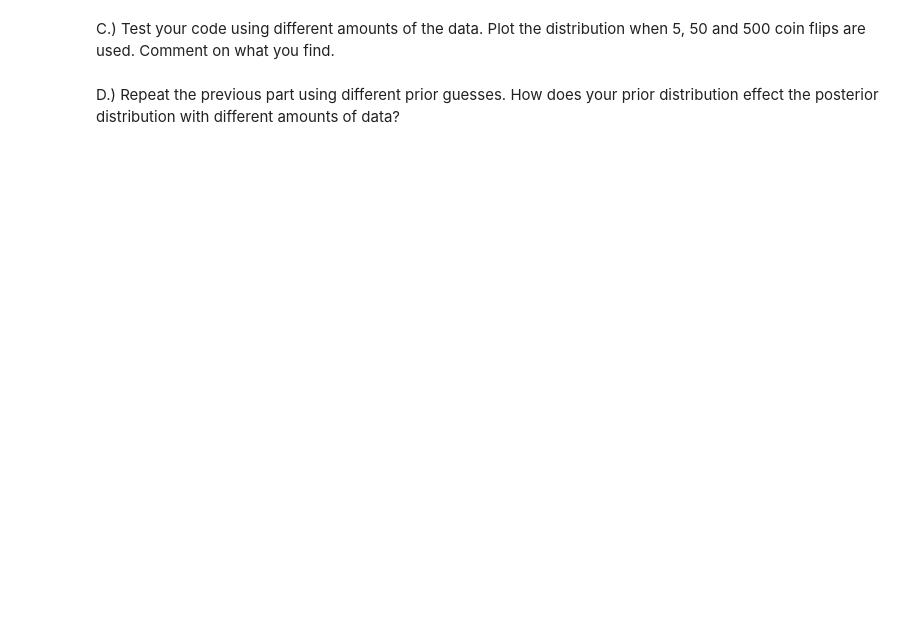
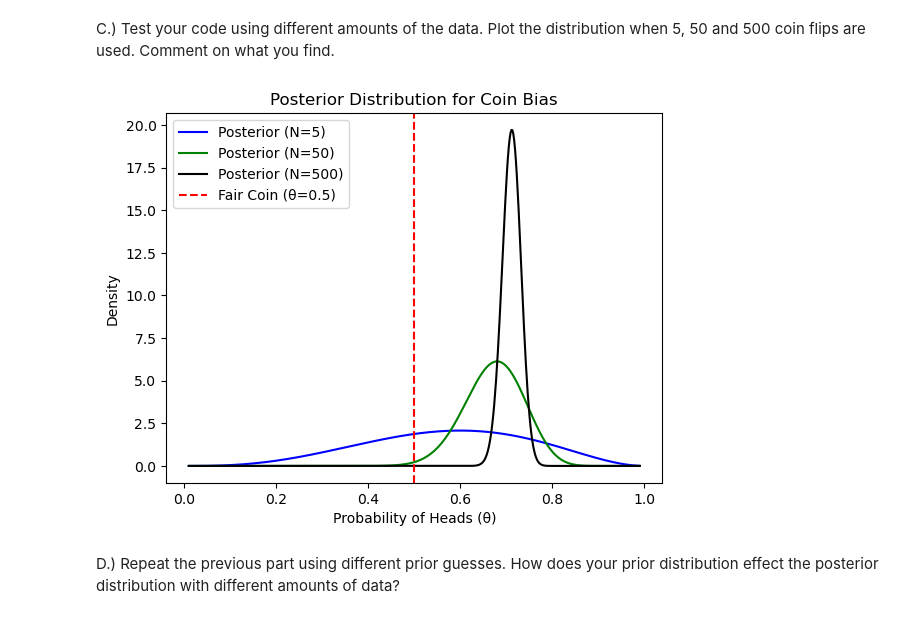
Before and after one commit to PolishJacob/ASTR5900_Projects, a Jupyter notebook: HW_06/Bayesian.ipynb, the cells around one changed output. Cells and saved outputs as stored; diff of their text form; code cells hidden in the pictures; blank space fills up the shorter version.

```diff
--- a/HW_06/Bayesian.ipynb
+++ b/HW_06/Bayesian.ipynb
@@ -14,6 +52,29 @@ data.txt. Plot your probability distribution function. Is this a balanced coin?
 # %% [markdown]
 C.)  Test your code using different amounts of the data. Plot the distribution when 5, 50 and 500 coin
 flips are used. Comment on what you find.
+# %%
+# Load data for 5, 50, and 500 flips
+data5 = np.loadtxt("HW06_data.txt", max_rows = 5)
+data50 = np.loadtxt("HW06_data.txt", max_rows = 50)
+data500 = np.loadtxt("HW06_data.txt", max_rows = 500)
+# %%
+# Calculate distributions with each set of data. Assume Beta(1, 1)
+pdf5, alpha5, beta5 = bayesian_inference(theta_vals, 1, 1, data5)
+pdf50, alpha50, beta50 = bayesian_inference(theta_vals, 1, 1, data50)
+pdf500, alpha500, beta500 = bayesian_inference(theta_vals, 1, 1, data500)
+# %%
+# Plot the distributions
+plt.plot(theta_vals, pdf5, label = f'Posterior (N={len(data5)})', color = 'blue')
+plt.plot(theta_vals, pdf50, label = f'Posterior (N={len(data50)})', color = 'green')
+plt.plot(theta_vals, pdf500, label = f'Posterior (N={len(data500)})', color = 'black')
+plt.axvline(0.5, color = 'red', linestyle = '--', label = 'Fair Coin (θ=0.5)') # Expected fair coin probability
+plt.title('Posterior Distribution for Coin Bias')
+plt.xlabel('Probability of Heads (θ)')
+plt.ylabel('Density')
+plt.legend()
+plt.show()
+# %% [output]
+[figure, added]
 # %% [markdown]
 D.) Repeat the previous part using different prior guesses. How does your prior distribution effect the
 posterior distribution with different amounts of data?
```
Also changed, not shown: parts of 9 cells of this notebook.
